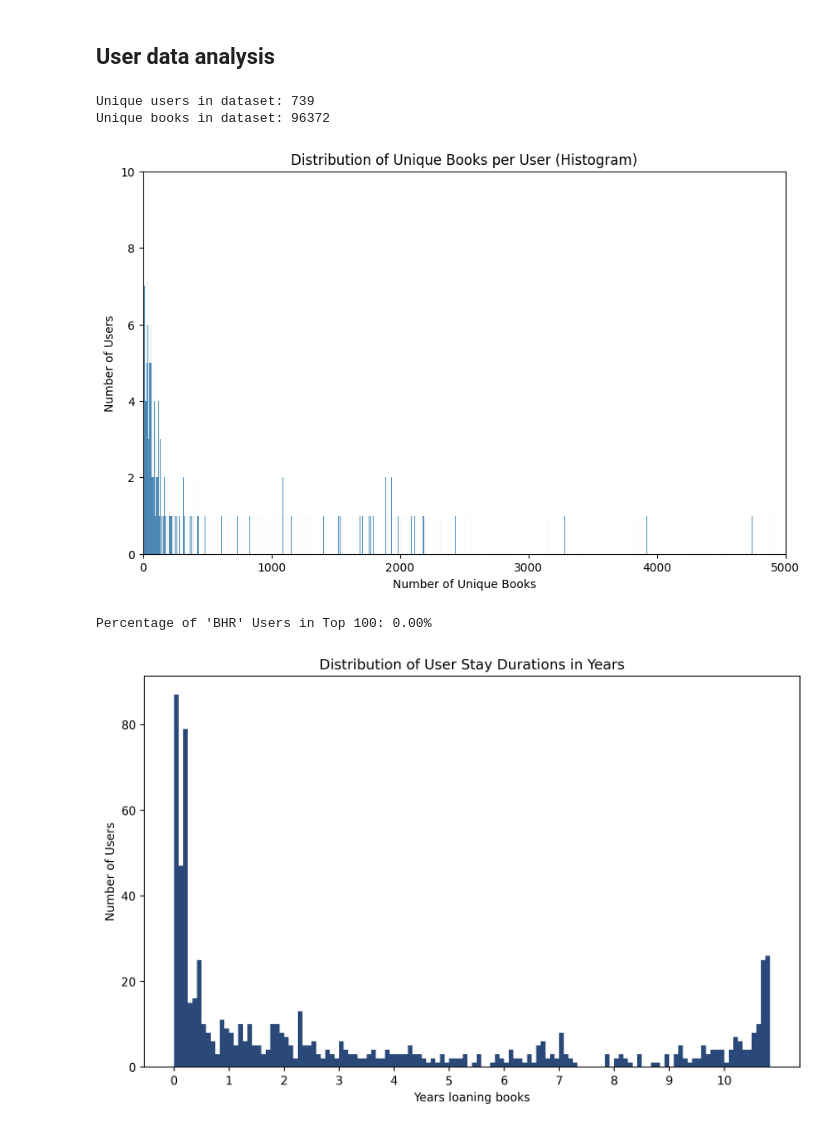
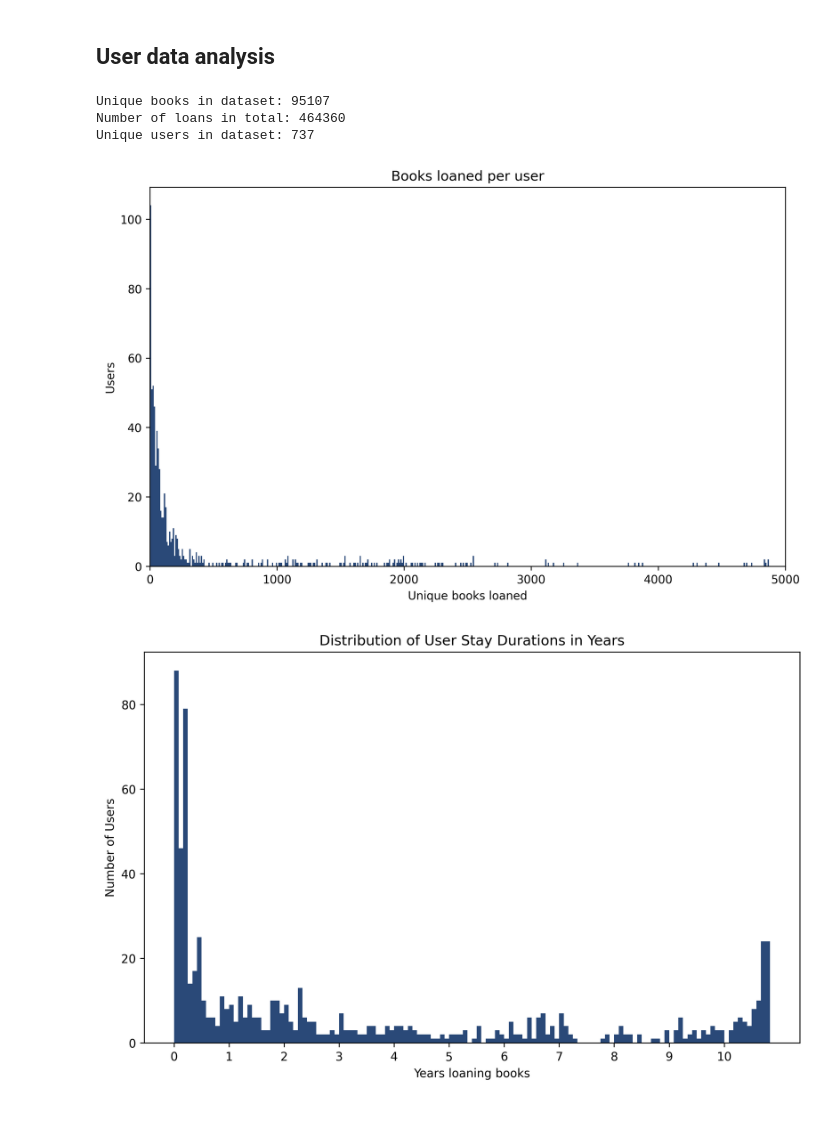
Before and after one commit to hanaCasey/BHVizData, a Jupyter notebook: thesis/src/analysis.ipynb, the cells around one changed output. Saved outputs shown, nothing was run; the diff lists cells and outputs as text; code cells hidden in the pictures.

```diff
--- a/thesis/src/analysis.ipynb
+++ b/thesis/src/analysis.ipynb
@@ -42,4 +56,15 @@ user_df = user_df.drop('ï»¿Z30_CALL_NO', axis=1)
 # Drop 2012
 user_df = user_df[user_df.Year != 2012]
 
+# Calculate Loan time per day
+user_df['LOAN_TIME'] = (user_df['Z36H_RETURNED_DATE'] - user_df['Z36H_LOAN_DATE']).dt.days + 1 # min loan time is 1
+print('No return date: {}'.format(user_df.Z36H_RETURNED_DATE.isna().sum()))
+user_df = user_df.dropna(subset=['Z36H_RETURNED_DATE'])
+
+# Pseudonymise the users
+
+unique_users = user_df['Z36H_ID'].unique()
+user_pseudonyms = {user: f'U-{index}'  for index, user in enumerate(unique_users)}
+user_df['Z36H_ID'] = user_df['Z36H_ID'].map(user_pseudonyms)
+
 user_df.to_csv('../users.csv',index=False)
@@ -51,8 +78,2 @@ user_df.sample()
 # %% [markdown]
 ## User data analysis
-# %%
-print('Unique users in dataset: {}'.format(user_df.Z36H_ID.unique().size))
-print('Unique books in dataset: {}'.format(user_df.Z30_CALL_NO.unique().size))
-# %% [output]
-Unique users in dataset: 739
-Unique books in dataset: 96372
@@ -59,25 +84,26 @@ Unique books in dataset: 96372
+# %%
+print('Unique books in dataset: {}'.format(user_df.Z30_CALL_NO.unique().size))
+print(f'Number of loans in total: {len(user_df)}')
+total_users = user_df.Z36H_ID.unique().size
+print('Unique users in dataset: {}'.format(total_users))
+# %% [output]
+Unique books in dataset: 95107
+Number of loans in total: 464360
+Unique users in dataset: 737
 # %%
 user_book_counts = user_df.groupby('Z36H_ID')['Z30_CALL_NO'].nunique()
 
 # Create a bar plot
-plt.figure(figsize=(10, 6))
-sns.histplot(user_book_counts, bins=range(min(user_book_counts), min(5000, max(user_book_counts) + 1)), kde=False)
-plt.title('Distribution of Unique Books per User (Histogram)')
-plt.xlabel('Number of Unique Books')
-plt.ylabel('Number of Users')
-plt.ylim(0, 10)  # Set the y-axis limits
+plt.figure(figsize=(10, 6), dpi=300)
+bins = np.arange(0, user_book_counts.max()+ 1, 10)
+plt.hist(user_book_counts, bins=bins, color='#2A4978')
+plt.title('Books loaned per user')
+plt.xlabel('Unique books loaned')
+plt.ylabel('Users') # Set the y-axis limits
 plt.xlim(0, 5000)  # Set the x-axis limits
 plt.show()
 # %% [output]
-[figure, old version]
+[figure, new version]
-# %%
-# Are top users internal?
-top_users = user_book_counts.sort_values(ascending=False).head(100)
-bhr_users = top_users[top_users.index.str.startswith('BHR')]
-
-print(f"Percentage of 'BHR' Users in Top 100: {bhr_users.count()/100:.2f}%")
-# %% [output]
-Percentage of 'BHR' Users in Top 100: 0.00%
 # %%
 # Calculate the first and last loan dates for each user
 user_first_loan_date = user_df.groupby('Z36H_ID')['Z36H_LOAN_DATE'].min()
@@ -98,7 +124,7 @@ plt.xticks(x_ticks, x_ticks // 12)
 
 plt.show()
 # %% [output]
-[figure, old version]
+[figure, new version]
 # %%
 
 # Map books over time (e.g. a year, when is the library most active, when not so much)
```
Also changed, not shown: parts of 18 cells of this notebook, 9 other files.
